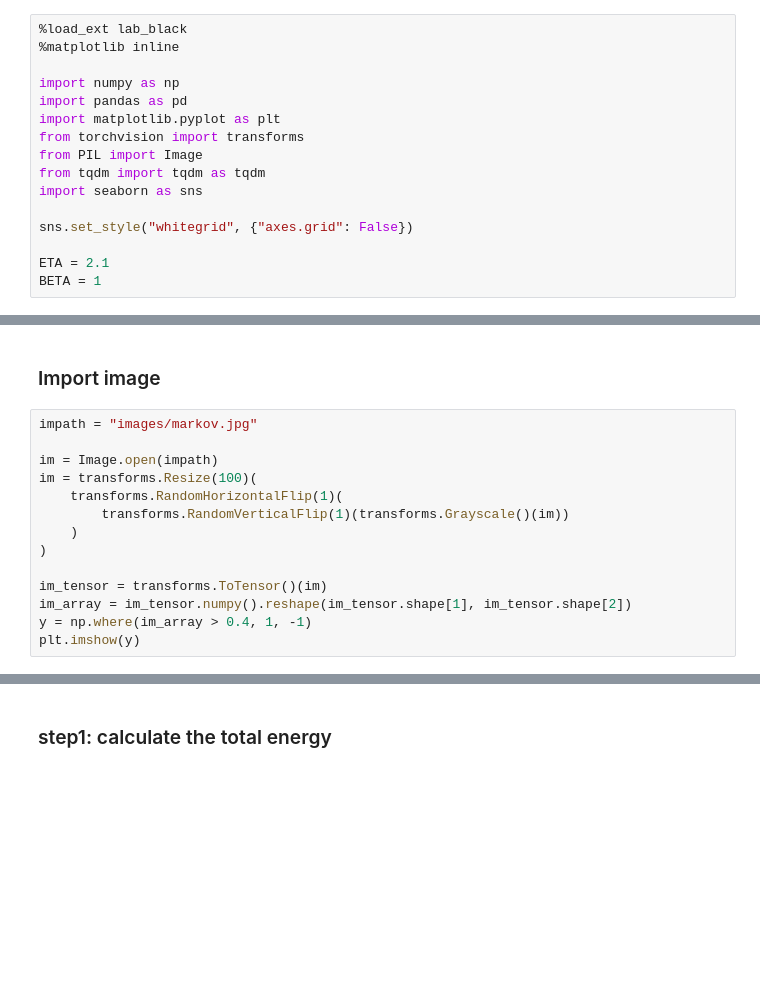
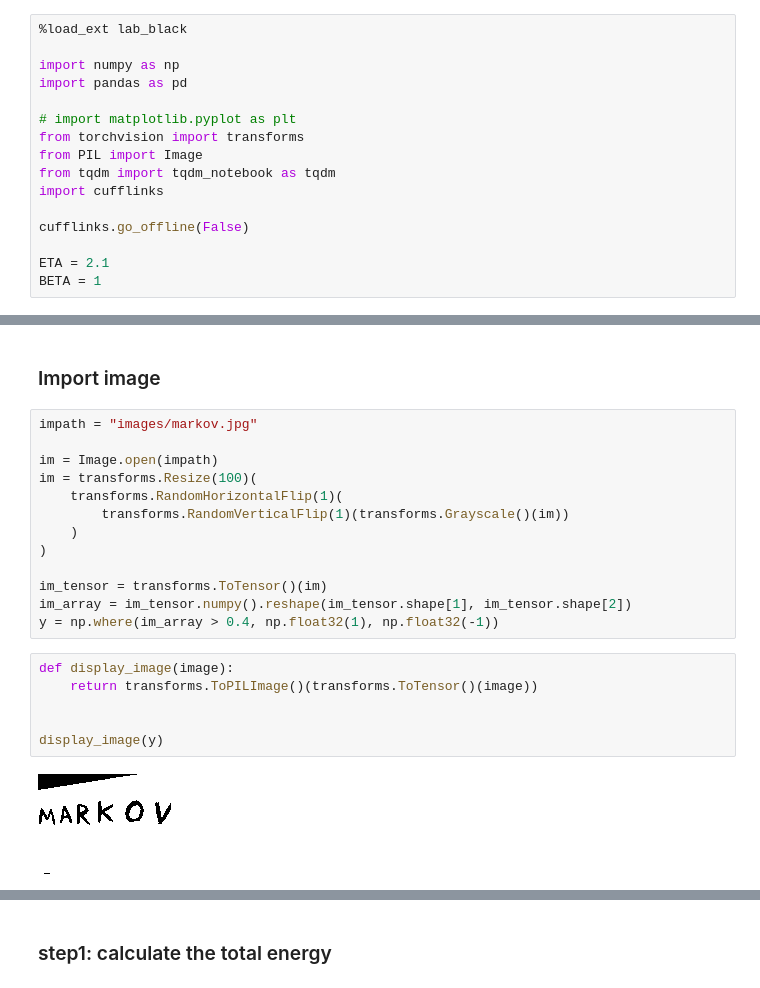
Before and after one commit to MarcoGorelli/Marco-explains-Markov, a Jupyter notebook: Markov random fields.ipynb, the cells around one changed output, grey strips where cells are left out. Cells and saved outputs as stored; diff of their text form; blank space fills up the shorter version.

Commit message:
Update notebook so it no longer needs matplotlib

```diff
--- a/Markov random fields.ipynb
+++ b/Markov random fields.ipynb
@@ -1,16 +1,16 @@
 # %%
 %load_ext lab_black
-%matplotlib inline
 
 import numpy as np
 import pandas as pd
-import matplotlib.pyplot as plt
+
+# import matplotlib.pyplot as plt
 from torchvision import transforms
 from PIL import Image
-from tqdm import tqdm as tqdm
-import seaborn as sns
+from tqdm import tqdm_notebook as tqdm
+import cufflinks
 
-sns.set_style("whitegrid", {"axes.grid": False})
+cufflinks.go_offline(False)
 
 ETA = 2.1
 BETA = 1
@@ -28,8 +30,15 @@ im = transforms.Resize(100)(
 
 im_tensor = transforms.ToTensor()(im)
 im_array = im_tensor.numpy().reshape(im_tensor.shape[1], im_tensor.shape[2])
-y = np.where(im_array > 0.4, 1, -1)
-plt.imshow(y)
+y = np.where(im_array > 0.4, np.float32(1), np.float32(-1))
+# %%
+def display_image(image):
+    return transforms.ToPILImage()(transforms.ToTensor()(image))
+
+
+display_image(y)
+# %% [output]
+[figure, added]
 # %%
 for row in tqdm(range(y.shape[0])):
     for col in range(y.shape[1]):
```
Also changed, not shown: parts of 10 cells of this notebook.
